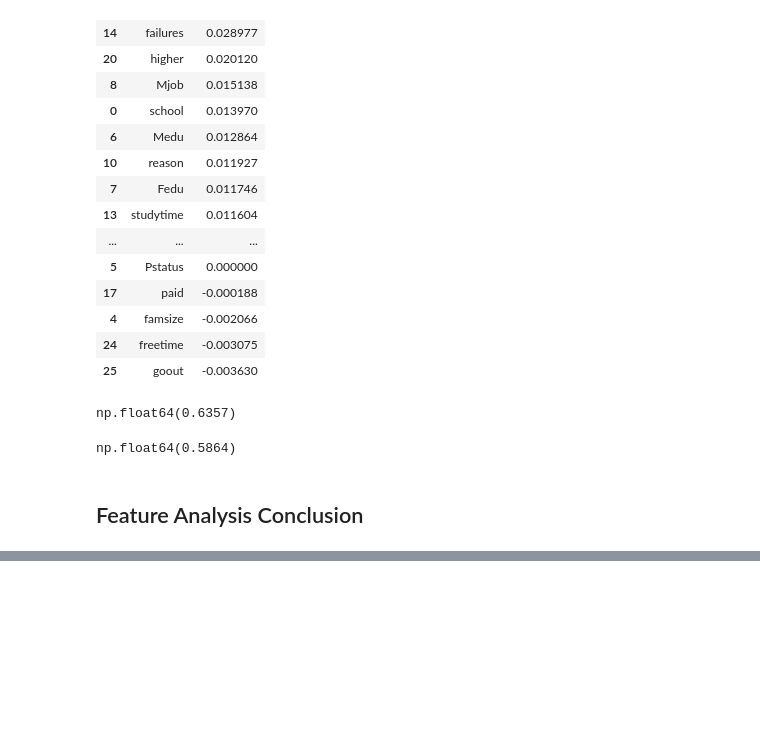
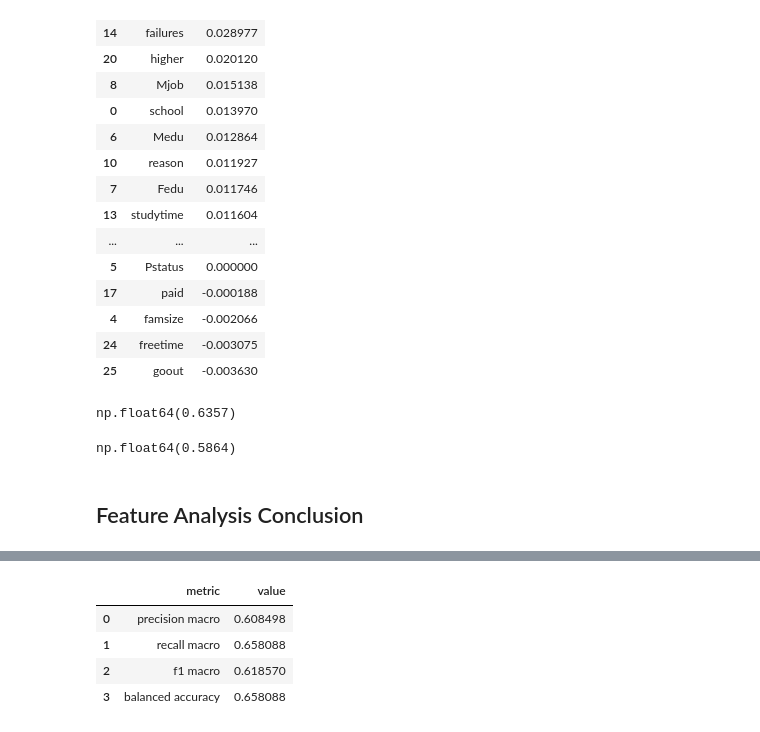
Before and after one commit to Car1LL/Student-Performance-Prediction, a Jupyter notebook: notebooks/02_Modeling.ipynb, the cells around one changed output, grey strips where cells are left out. Cells and saved outputs as stored; diff of their text form; code cells hidden in the pictures; blank space fills up the shorter version.

```diff
--- a/notebooks/02_Modeling.ipynb
+++ b/notebooks/02_Modeling.ipynb
@@ -595,0 +621,9 @@ np.float64(0.5864)
+# %%
+experimental_metric_df = modeling.calc_model_metrics(y_test=y_test, y_pred=experimental_y_pred)
+experimental_metric_df
+# %% [output]
+|  | metric | value |
+| 0 | precision macro | 0.608498 |
+| 1 | recall macro | 0.658088 |
+| 2 | f1 macro | 0.618570 |
+| 3 | balanced accuracy | 0.658088 |
```
Also changed, not shown: parts of 15 cells of this notebook.
